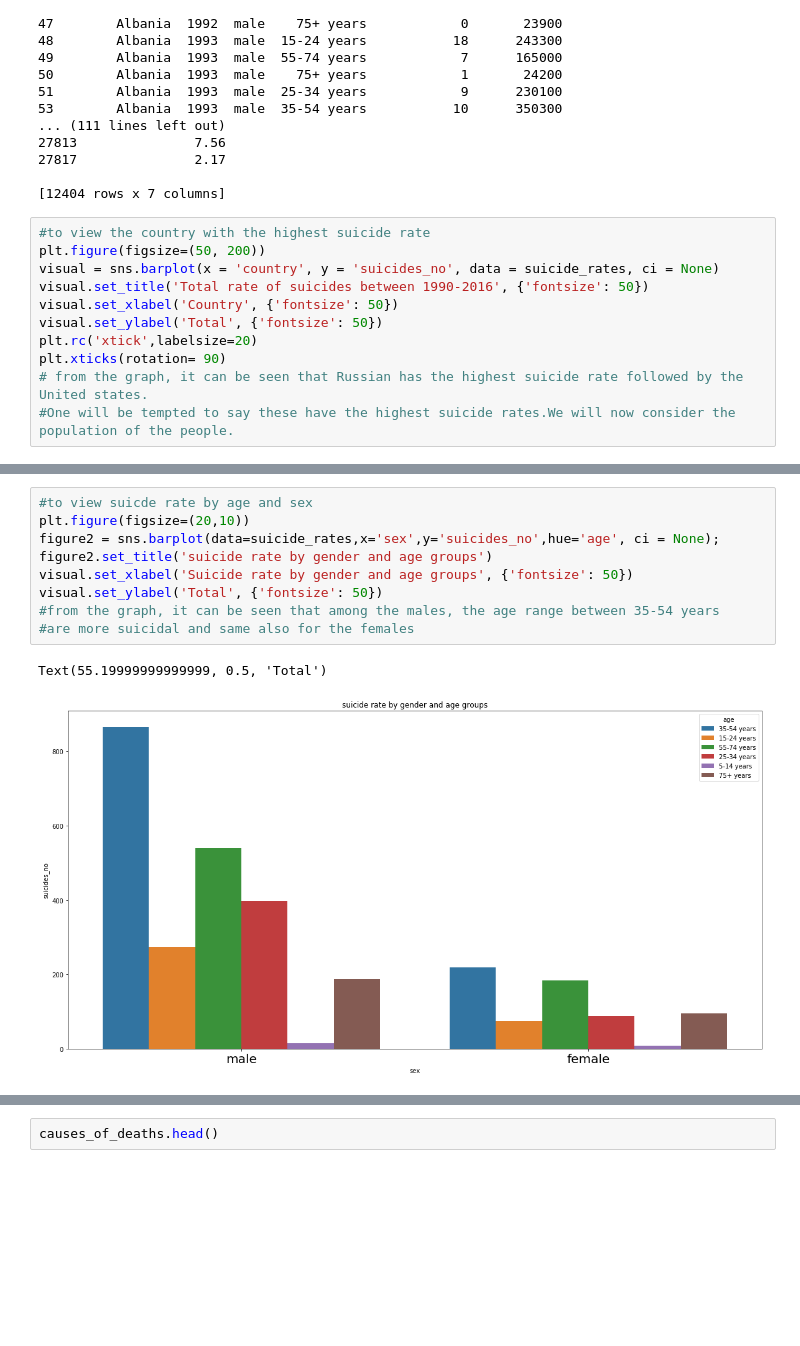
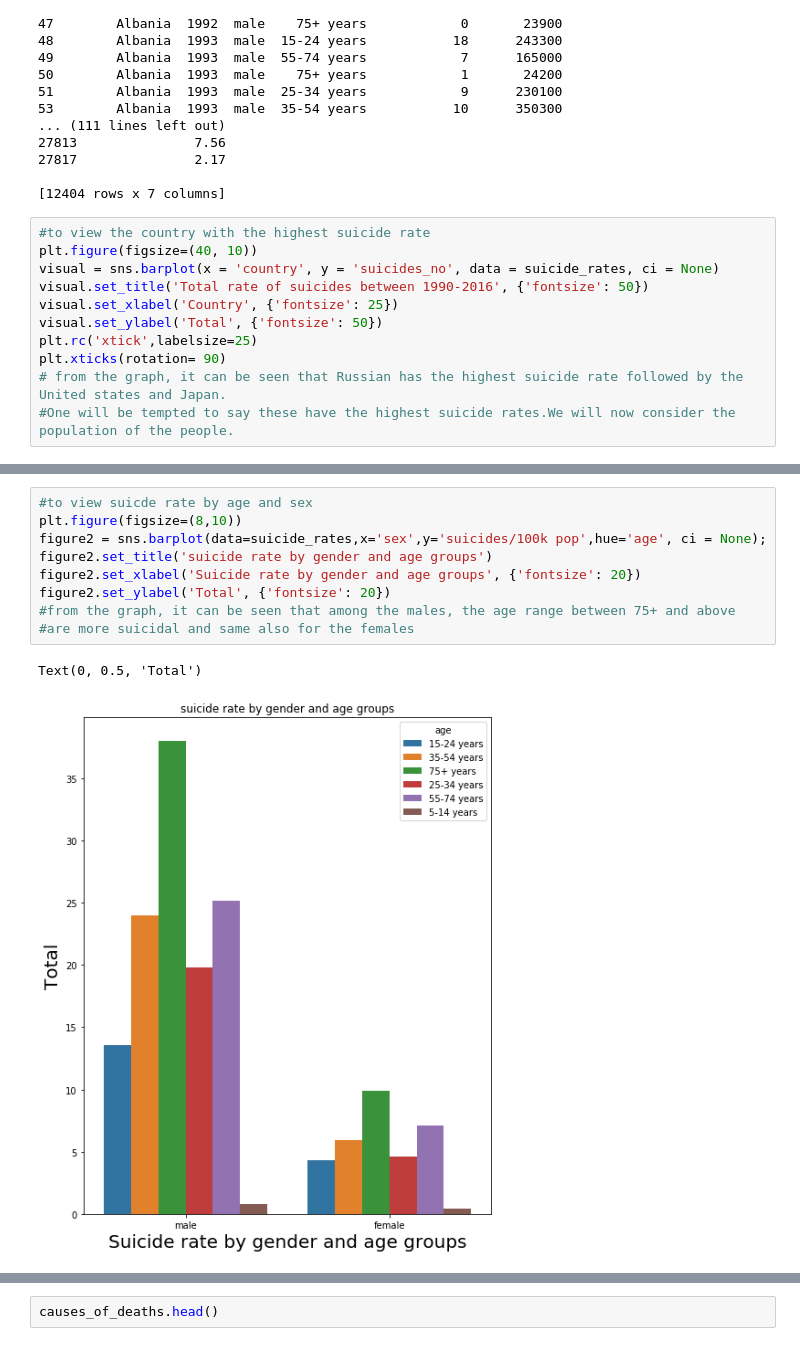
Before and after one commit to ndanni/Suicide_analysis, a Jupyter notebook: project/ndane_capstone_project.ipynb, the cells around one changed output, grey strips where cells are left out. Drawn from its saved outputs; the diff is of its cells as text; blank space fills up the shorter version.

```diff
--- a/project/ndane_capstone_project.ipynb
+++ b/project/ndane_capstone_project.ipynb
@@ -275,13 +257,13 @@ print((suicide_rates[suicide_rates['sex'] == 'male']))
 [12404 rows x 7 columns]
 # %%
 #to view the country with the highest suicide rate
-plt.figure(figsize=(50, 200))
+plt.figure(figsize=(40, 10))
 visual = sns.barplot(x = 'country', y = 'suicides_no', data = suicide_rates, ci = None)
 visual.set_title('Total rate of suicides between 1990-2016', {'fontsize': 50})
-visual.set_xlabel('Country', {'fontsize': 50})
+visual.set_xlabel('Country', {'fontsize': 25})
 visual.set_ylabel('Total', {'fontsize': 50})
-plt.rc('xtick',labelsize=20)
+plt.rc('xtick',labelsize=25)
 plt.xticks(rotation= 90)
-# from the graph, it can be seen that Russian has the highest suicide rate followed by the United states.
+# from the graph, it can be seen that Russian has the highest suicide rate followed by the United states and Japan.
 #One will be tempted to say these have the highest suicide rates.We will now consider the population of the people.
 # %% [output]
@@ -370,12 +365,12 @@ visual5 = sns.lineplot(x= 'year',y= 'suicides/100k pop', hue = 'sex', data = sui
 # %%
 #to view suicde rate by age and sex
-plt.figure(figsize=(20,10))
-figure2 = sns.barplot(data=suicide_rates,x='sex',y='suicides_no',hue='age', ci = None);
+plt.figure(figsize=(8,10))
+figure2 = sns.barplot(data=suicide_rates,x='sex',y='suicides/100k pop',hue='age', ci = None);
 figure2.set_title('suicide rate by gender and age groups')
-visual.set_xlabel('Suicide rate by gender and age groups', {'fontsize': 50})
-visual.set_ylabel('Total', {'fontsize': 50})
-#from the graph, it can be seen that among the males, the age range between 35-54 years
+figure2.set_xlabel('Suicide rate by gender and age groups', {'fontsize': 20})
+figure2.set_ylabel('Total', {'fontsize': 20})
+#from the graph, it can be seen that among the males, the age range between 75+ and above
 #are more suicidal and same also for the females
 # %% [output]
-Text(55.19999999999999, 0.5, 'Total')
+Text(0, 0.5, 'Total')
-[figure, old version]
+[figure, new version]
```
Also changed, not shown: parts of 13 cells of this notebook.
